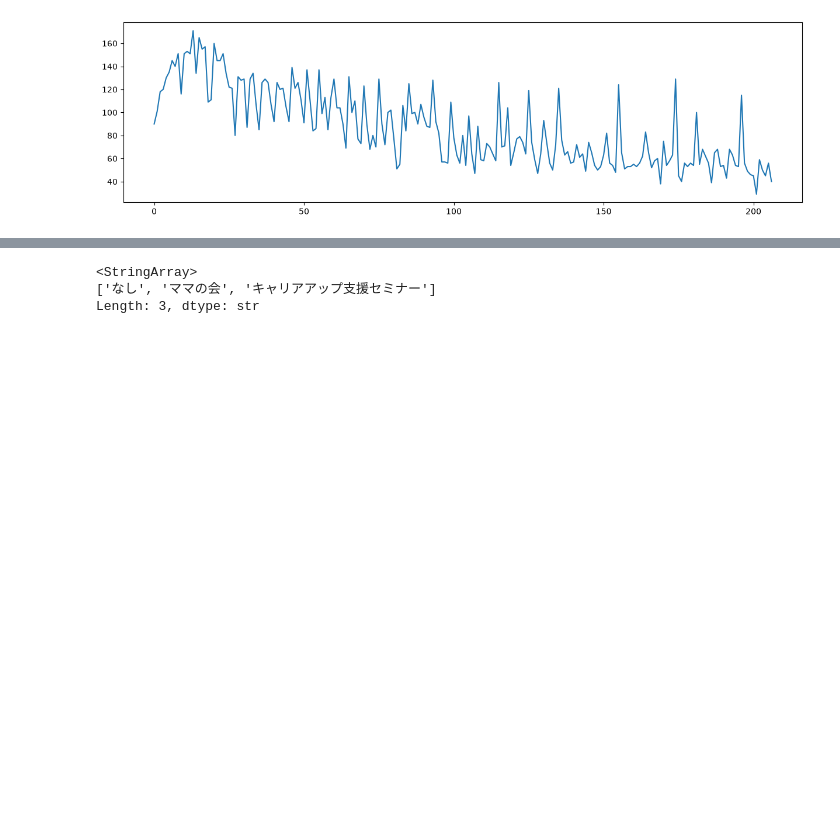
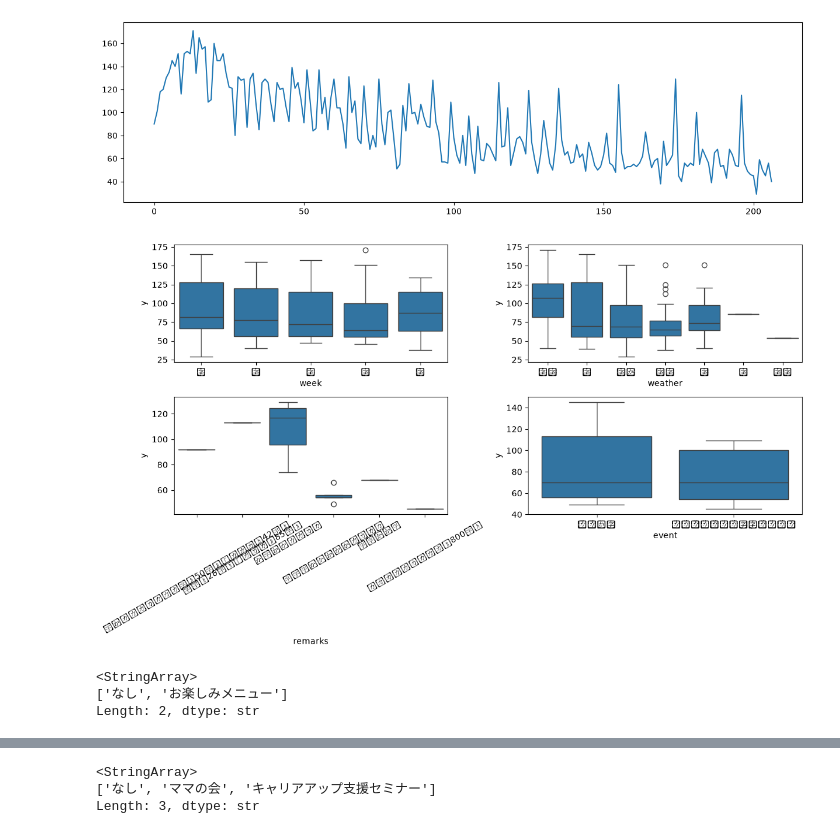
Before and after one commit to pchneurodiveyok132-cell/-----_---, a Jupyter notebook: First_Deliverable.ipynb, the cells around one changed output, grey strips where cells are left out. Saved outputs shown, nothing was run; the diff lists cells and outputs as text; code cells hidden in the pictures; blank space fills up the shorter version.

```diff
--- a/First_Deliverable.ipynb
+++ b/First_Deliverable.ipynb
@@ -149,3 +149,23 @@ train["y"].plot(figsize=(15,4))
 # %% [output]
 <Axes: >
 [figure]
+# %%
+fig, ax = plt.subplots(2,2,figsize=(12,7))
+sns.boxplot(x="week",y="y",data=train,ax=ax[0][0])
+sns.boxplot(x="weather",y="y",data=train,ax=ax[0][1])
+sns.boxplot(x="remarks",y="y",data=train,ax=ax[1][0])
+ax[1][0].set_xticklabels(ax[1][0].get_xticklabels(),rotation=30)
+sns.boxplot(x="event",y="y",data=train,ax=ax[1][1])
+plt.tight_layout()
+#グラフ化して、売上に影響を与える要素を確認する
+# %% [output]
+[figure, added]
+# %%
+all_data.loc[all_data['remarks'] != 'お楽しみメニュー', 'remarks'] = 'なし'
+all_data['remarks'].unique()
+#お楽しみメニューの有無を確認する
+#欠損値を「なし」で補完する
+# %% [output]
+<StringArray>
+['なし', 'お楽しみメニュー']
+Length: 2, dtype: str
```
Also changed, not shown: parts of 1 cell of this notebook.
